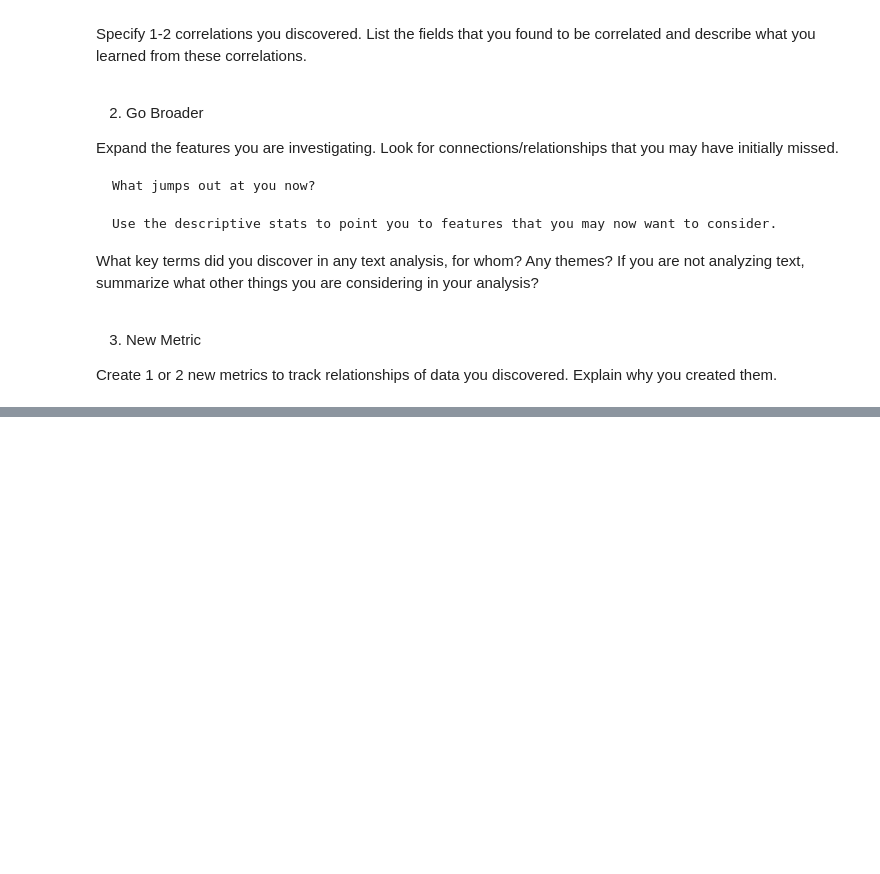
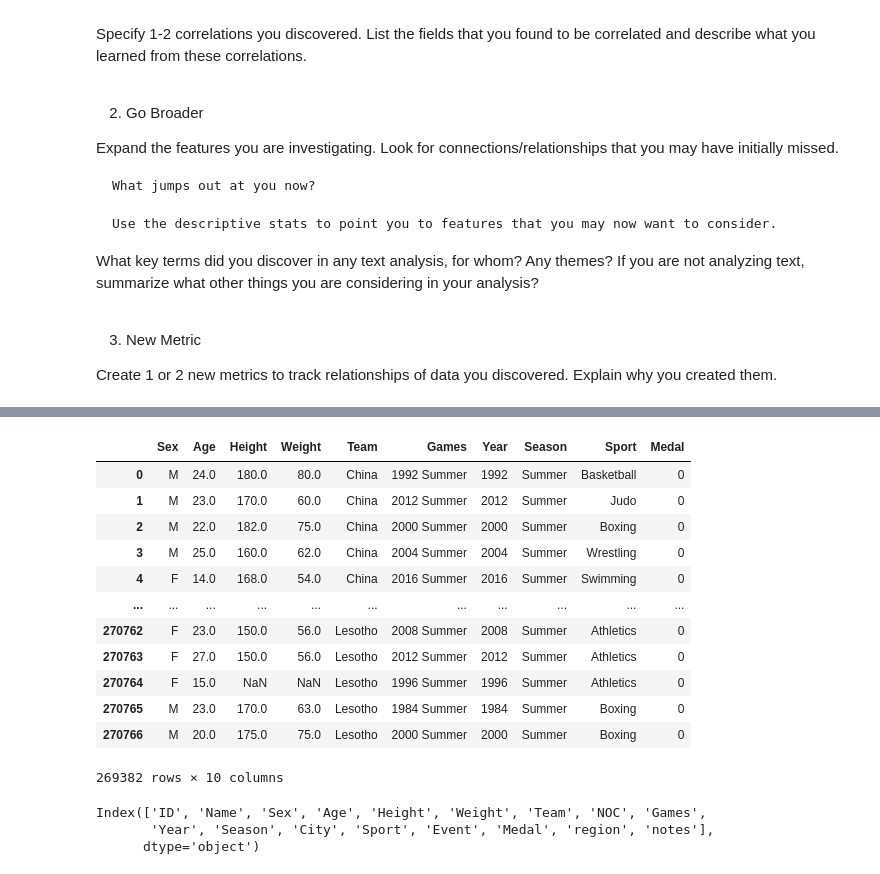
Before and after one commit to Sahil-987/Olympic-Dataset-Analysis, a Jupyter notebook: main.ipynb, the cells around one changed output, grey strips where cells are left out. Cells and saved outputs as stored; diff of their text form; code cells hidden in the pictures; blank space fills up the shorter version.

```diff
--- a/main.ipynb
+++ b/main.ipynb
@@ -732,0 +742,22 @@ Create 1 or 2 new metrics to track relationships of data you discovered. Explain
+# %%
+df_final[["Sex", "Age", "Height", "Weight", "Team", "Games", "Year", "Season", "Sport", "Medal"]]
+# %% [output]
+|  | Sex | Age | Height | Weight | Team | Games | Year | Season | Sport | Medal |
+| 0 | M | 24.0 | 180.0 | 80.0 | China | 1992 Summer | 1992 | Summer | Basketball | 0 |
+| 1 | M | 23.0 | 170.0 | 60.0 | China | 2012 Summer | 2012 | Summer | Judo | 0 |
+| 2 | M | 22.0 | 182.0 | 75.0 | China | 2000 Summer | 2000 | Summer | Boxing | 0 |
+| 3 | M | 25.0 | 160.0 | 62.0 | China | 2004 Summer | 2004 | Summer | Wrestling | 0 |
+| 4 | F | 14.0 | 168.0 | 54.0 | China | 2016 Summer | 2016 | Summer | Swimming | 0 |
+| ... | ... | ... | ... | ... | ... | ... | ... | ... | ... | ... |
+| 270762 | F | 23.0 | 150.0 | 56.0 | Lesotho | 2008 Summer | 2008 | Summer | Athletics | 0 |
+| 270763 | F | 27.0 | 150.0 | 56.0 | Lesotho | 2012 Summer | 2012 | Summer | Athletics | 0 |
+| 270764 | F | 15.0 | NaN | NaN | Lesotho | 1996 Summer | 1996 | Summer | Athletics | 0 |
+| 270765 | M | 23.0 | 170.0 | 63.0 | Lesotho | 1984 Summer | 1984 | Summer | Boxing | 0 |
+| 270766 | M | 20.0 | 175.0 | 75.0 | Lesotho | 2000 Summer | 2000 | Summer | Boxing | 0 |
+269382 rows × 10 columns
+# %%
+print(df_final.columns)
+# %% [output]
+Index(['ID', 'Name', 'Sex', 'Age', 'Height', 'Weight', 'Team', 'NOC', 'Games',
+       'Year', 'Season', 'City', 'Sport', 'Event', 'Medal', 'region', 'notes'],
+      dtype='object')
```
Also changed, not shown: parts of 3 cells of this notebook.
